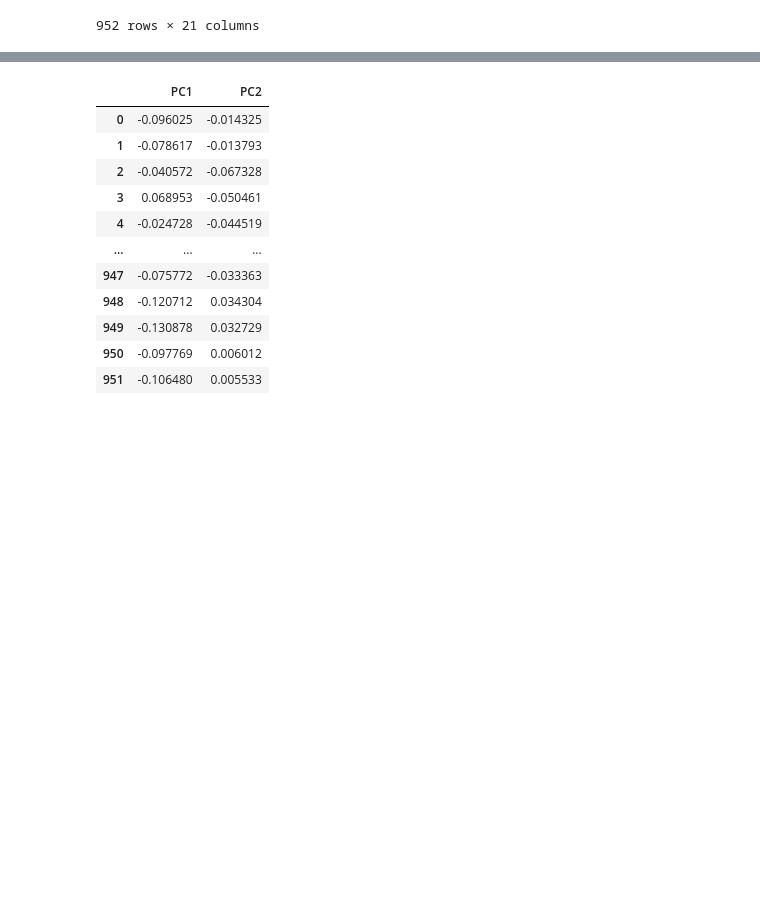
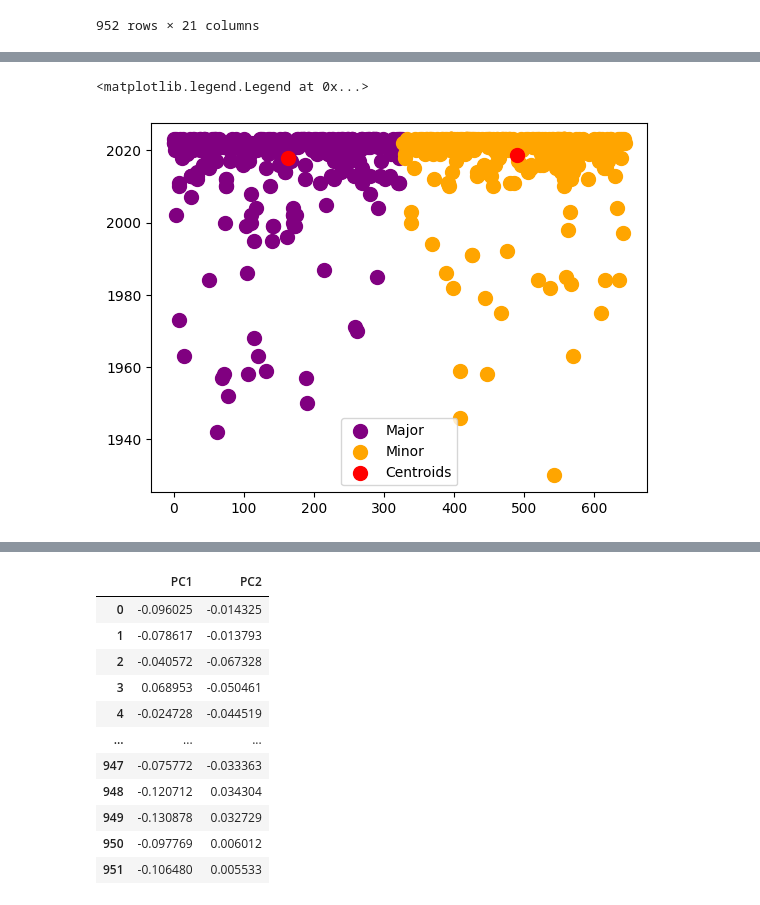
Before and after one commit to omar-elmeteny/MLProject, a Jupyter notebook: ml_project.ipynb, the cells around one changed output, grey strips where cells are left out. Cells and saved outputs as stored; diff of their text form; code cells hidden in the pictures; blank space fills up the shorter version.

```diff
--- a/ml_project.ipynb
+++ b/ml_project.ipynb
@@ -420,0 +456,19 @@ df_spotify_selected_without_streams
+# %%
+def apply_best_KMeans(df):
+    kmeans = KMeans(n_clusters = 2, init = 'k-means++', max_iter = 300, n_init = 10, random_state = 0)
+    kmeans.fit(feature_selection)
+    cluster_labels = kmeans.labels_
+    return df, cluster_labels, kmeans
+df_spotify_kmeans, cluster_labels, km = apply_best_KMeans(df_spotify_kmeans)
+# %%
+import matplotlib.pyplot as plt
+plt.scatter(feature_selection.iloc[cluster_labels == 0, 0], feature_selection.iloc[cluster_labels == 0, 1], s = 100, c = 'purple', label = 'Major')
+plt.scatter(feature_selection.iloc[cluster_labels == 1, 0], feature_selection.iloc[cluster_labels == 1, 1], s = 100, c = 'orange', label = 'Minor')
+
+#Plotting the centroids of the clusters
+plt.scatter(km.cluster_centers_[:, 0], km.cluster_centers_[:,1], s = 100, c = 'red', label = 'Centroids')
+
+plt.legend()
+# %% [output]
+<matplotlib.legend.Legend at 0x...>
+[figure, added]
```
Also changed, not shown: parts of 16 cells of this notebook.
